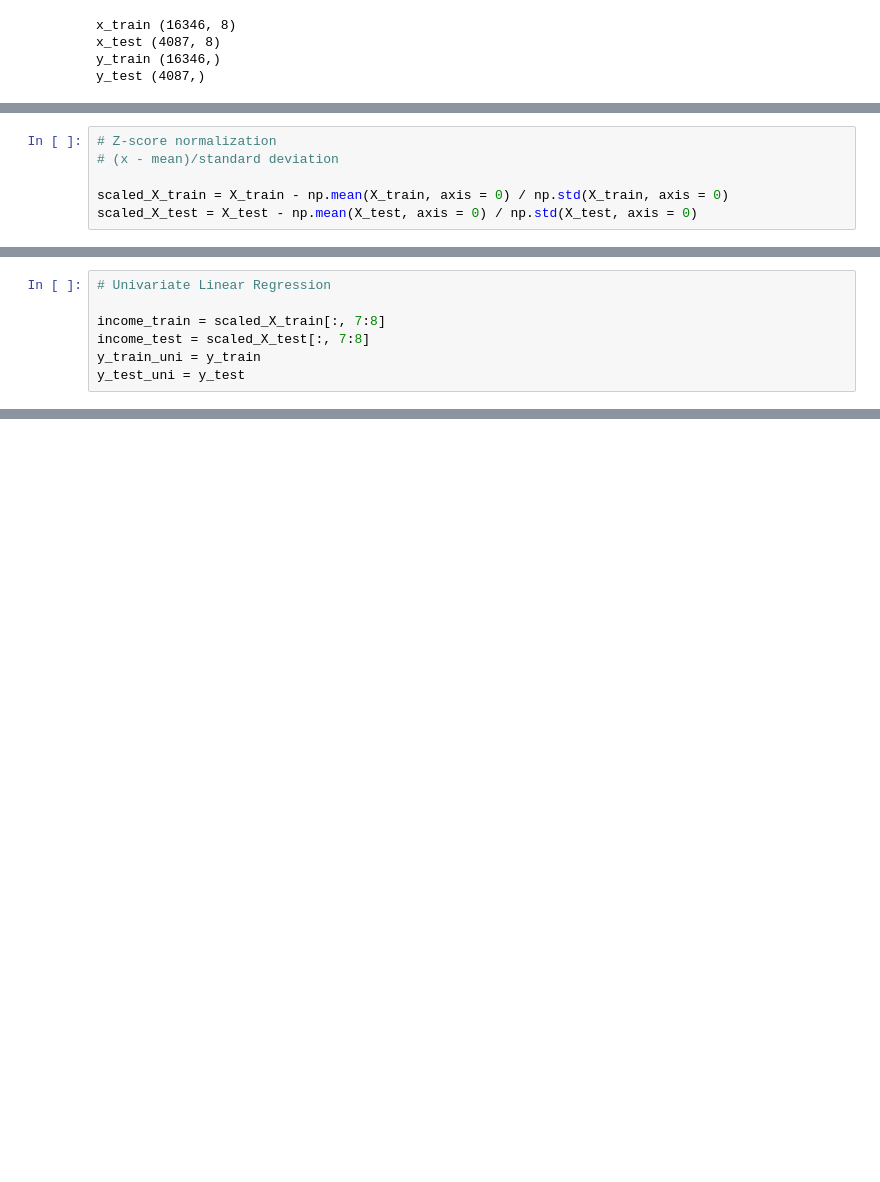
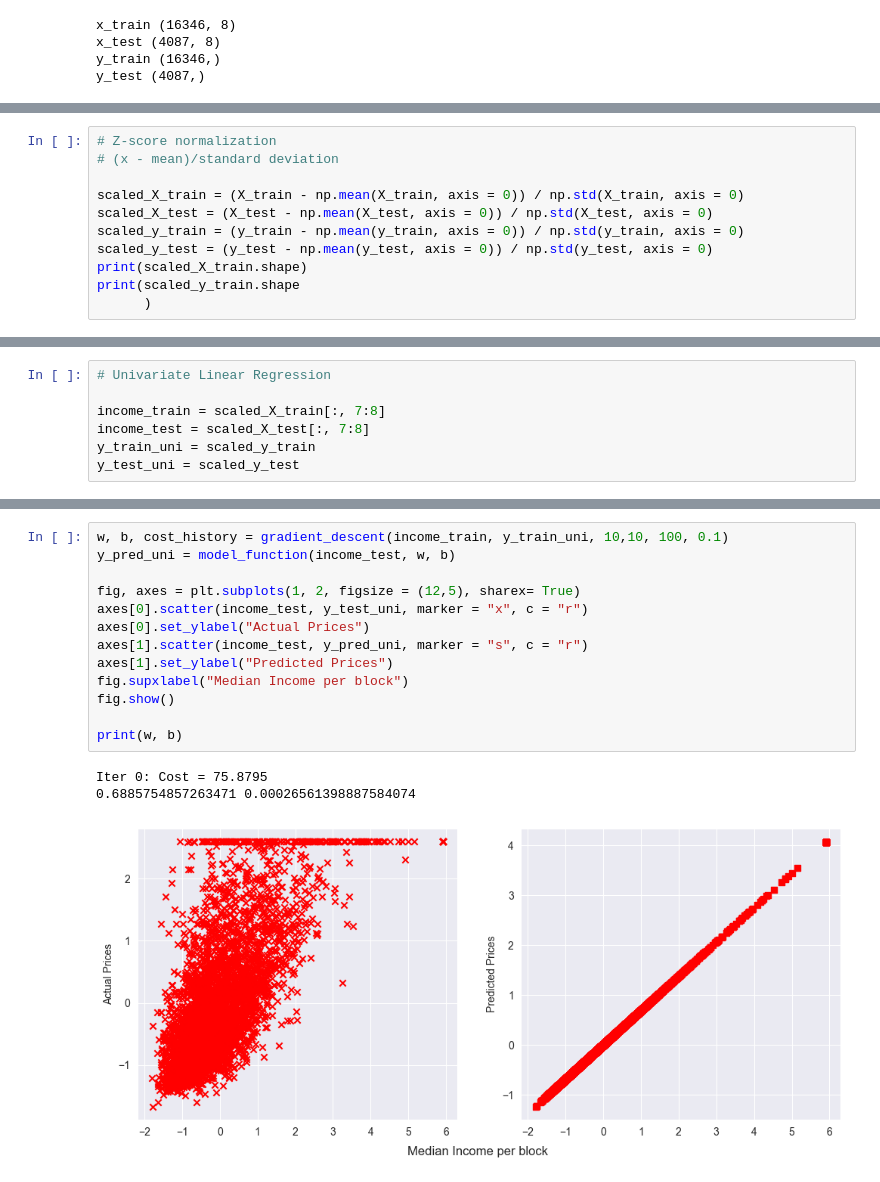
Before and after one commit to agarwalharsh2156/AI-Training, a Jupyter notebook: Week2/ML_Training/CalHousePrices.ipynb, the cells around one changed output, grey strips where cells are left out. Drawn from its saved outputs; the diff is of its cells as text; blank space fills up the shorter version.

```diff
--- a/Week2/ML_Training/CalHousePrices.ipynb
+++ b/Week2/ML_Training/CalHousePrices.ipynb
@@ -265,5 +260,10 @@ print(X_train)
 # Z-score normalization
 # (x - mean)/standard deviation
 
-scaled_X_train = X_train - np.mean(X_train, axis = 0) / np.std(X_train, axis = 0)
-scaled_X_test = X_test - np.mean(X_test, axis = 0) / np.std(X_test, axis = 0)
+scaled_X_train = (X_train - np.mean(X_train, axis = 0)) / np.std(X_train, axis = 0)
+scaled_X_test = (X_test - np.mean(X_test, axis = 0)) / np.std(X_test, axis = 0)
+scaled_y_train = (y_train - np.mean(y_train, axis = 0)) / np.std(y_train, axis = 0)
+scaled_y_test = (y_test - np.mean(y_test, axis = 0)) / np.std(y_test, axis = 0)
+print(scaled_X_train.shape)
+print(scaled_y_train.shape
+      )
@@ -272,5 +275,5 @@ scaled_X_test = X_test - np.mean(X_test, axis = 0) / np.std(X_test, axis = 0)
 
 income_train = scaled_X_train[:, 7:8]
 income_test = scaled_X_test[:, 7:8]
-y_train_uni = y_train
-y_test_uni = y_test
+y_train_uni = scaled_y_train
+y_test_uni = scaled_y_test
@@ -284,0 +320,17 @@ y_test_uni = y_test
+# %%
+w, b, cost_history = gradient_descent(income_train, y_train_uni, 10,10, 100, 0.1)
+y_pred_uni = model_function(income_test, w, b)
+
+fig, axes = plt.subplots(1, 2, figsize = (12,5), sharex= True)
+axes[0].scatter(income_test, y_test_uni, marker = "x", c = "r")
+axes[0].set_ylabel("Actual Prices")
+axes[1].scatter(income_test, y_pred_uni, marker = "s", c = "r")
+axes[1].set_ylabel("Predicted Prices")
+fig.supxlabel("Median Income per block")
+fig.show()
+
+print(w, b)
+# %% [output]
+Iter 0: Cost = 75.8795
+0.6885754857263471 0.00026561398887584074
+[figure, added]
```
Also changed, not shown: parts of 15 cells of this notebook, 3 other files.
